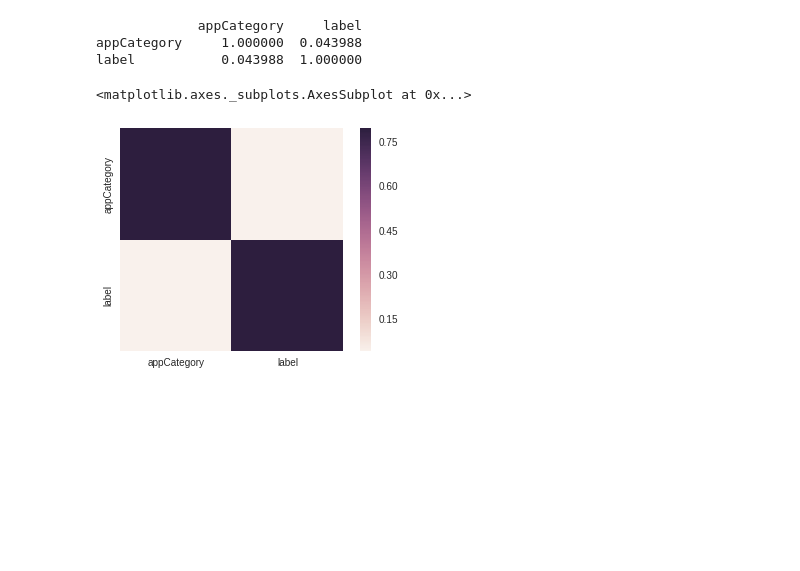
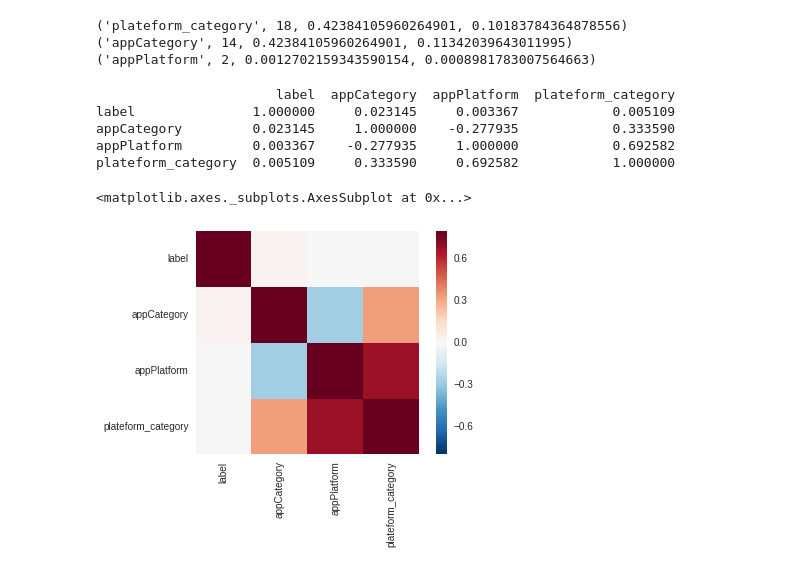
Before and after one commit to Edlward/code, a Jupyter notebook: tpai/appcategorycsv.ipynb, the cells around one changed output. Drawn from its saved outputs; the diff is of its cells as text; code cells hidden in the pictures; blank space fills up the shorter version.

```diff
--- a/tpai/appcategorycsv.ipynb
+++ b/tpai/appcategorycsv.ipynb
@@ -13,3 +13,7 @@ ad = pd.read_csv(path + 'ad.csv')
 # appId在creativeID的标号内
 train = pd.merge(train, ad, on='creativeID',how='left')
 train = pd.merge(train,appcategory,on='appID',how='left')
+train['plateform_category'] = train['appPlatform'] * 1000 + train['appCategory']
+del ad
+del appcategory
+train.head()
@@ -79,12 +89,24 @@ Name: label, dtype: float64
+# %%
+for (k,v) in test.items():
+    print v
+# %% [output]
+('plateform_category', 18, 0.42384105960264901, 0.10183784364878556)
+('appCategory', 14, 0.42384105960264901, 0.11342039643011995)
+('appPlatform', 2, 0.0012702159343590154, 0.0008981783007564663)
 # %%
-feats = ['appCategory', 'label']
-corr = train[feats].corr()
+feats = ['label', 'appCategory', 'appPlatform','plateform_category']
+# 默认的是线性相关性，即正相关或负相关
+# corr = train[feats].corr()
+corr = train[feats].corr('kendall')
+
 fig = plt.figure()
 print corr
 sns.heatmap(corr, vmax=.8, square=True)
 # %% [output]
-             appCategory     label
-appCategory     1.000000  0.043988
-label           0.043988  1.000000
+                       label  appCategory  appPlatform  plateform_category
+label               1.000000     0.023145     0.003367            0.005109
+appCategory         0.023145     1.000000    -0.277935            0.333590
+appPlatform         0.003367    -0.277935     1.000000            0.692582
+plateform_category  0.005109     0.333590     0.692582            1.000000
 <matplotlib.axes._subplots.AxesSubplot at 0x...>
-[figure, old version]
+[figure, new version]
```
Also changed, not shown: parts of 7 cells of this notebook, 32 other files.
